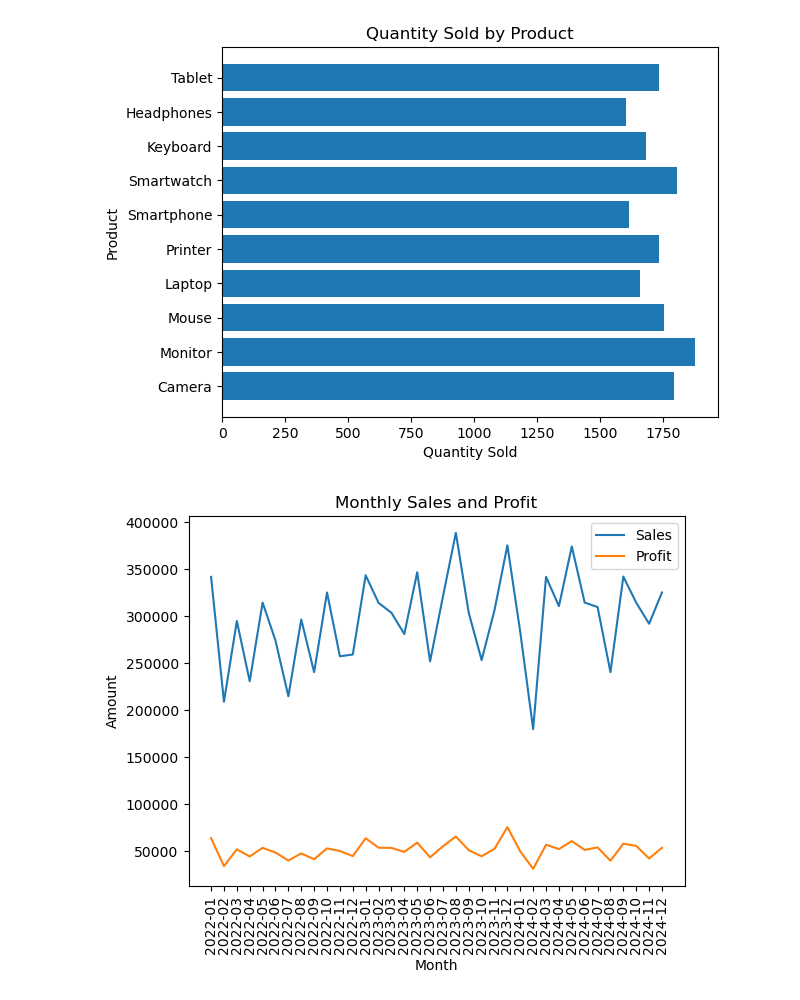
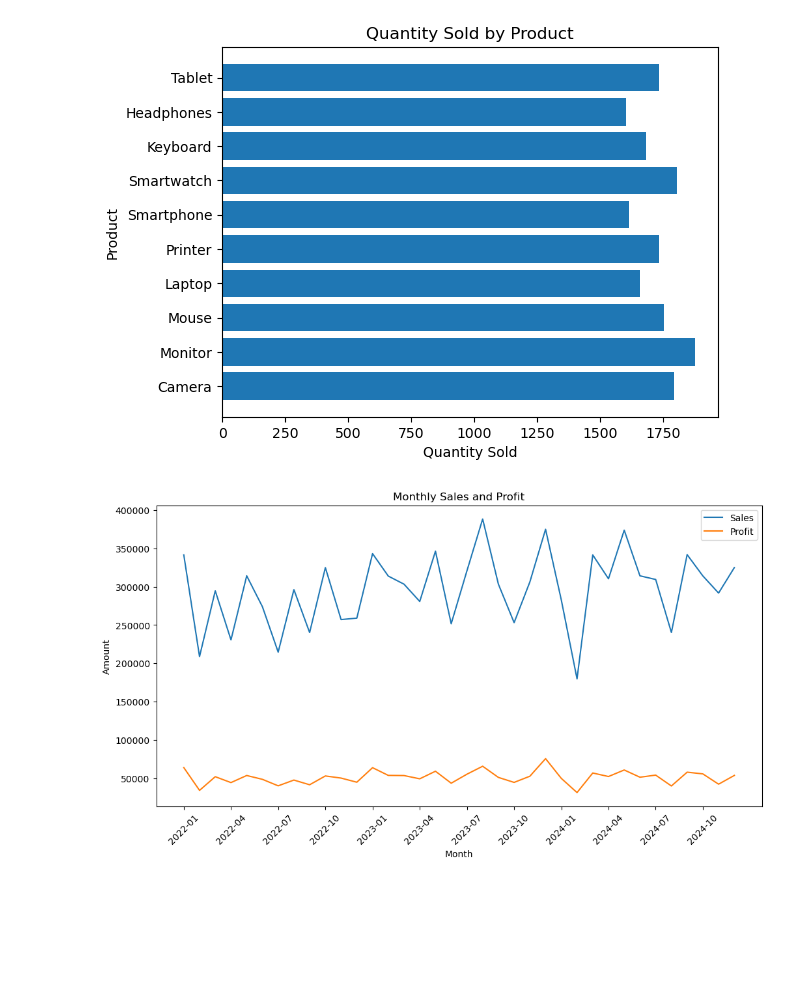
Before and after one commit to khushigupta89790/ecommerce-sales-analysis, a Jupyter notebook: ecommerce_sales_analysis.ipynb, the cells around one changed output. Drawn from its saved outputs; the diff is of its cells as text; code cells hidden in the pictures; blank space fills up the shorter version.

```diff
--- a/ecommerce_sales_analysis.ipynb
+++ b/ecommerce_sales_analysis.ipynb
@@ -355,14 +357,15 @@ plt.show()
 # %% [output]
 [figure]
 # %%
+plt.figure(figsize=(12,6))
 plt.plot(monthly_analysis.index.astype(str),monthly_analysis['Sales'],label='Sales')
 plt.plot(monthly_analysis.index.astype(str),monthly_analysis['Profit'],label='Profit')
 
 plt.xlabel('Month')
 plt.ylabel('Amount')
 plt.title('Monthly Sales and Profit')
-plt.xticks(rotation=90)
+plt.xticks(range(0, len(monthly_analysis), 3),monthly_analysis.index.astype(str)[::3],rotation=45)
 plt.legend()
 plt.show()
 # %% [output]
-[figure, old version]
+[figure, new version]
```
Also changed, not shown: parts of 13 cells of this notebook.
